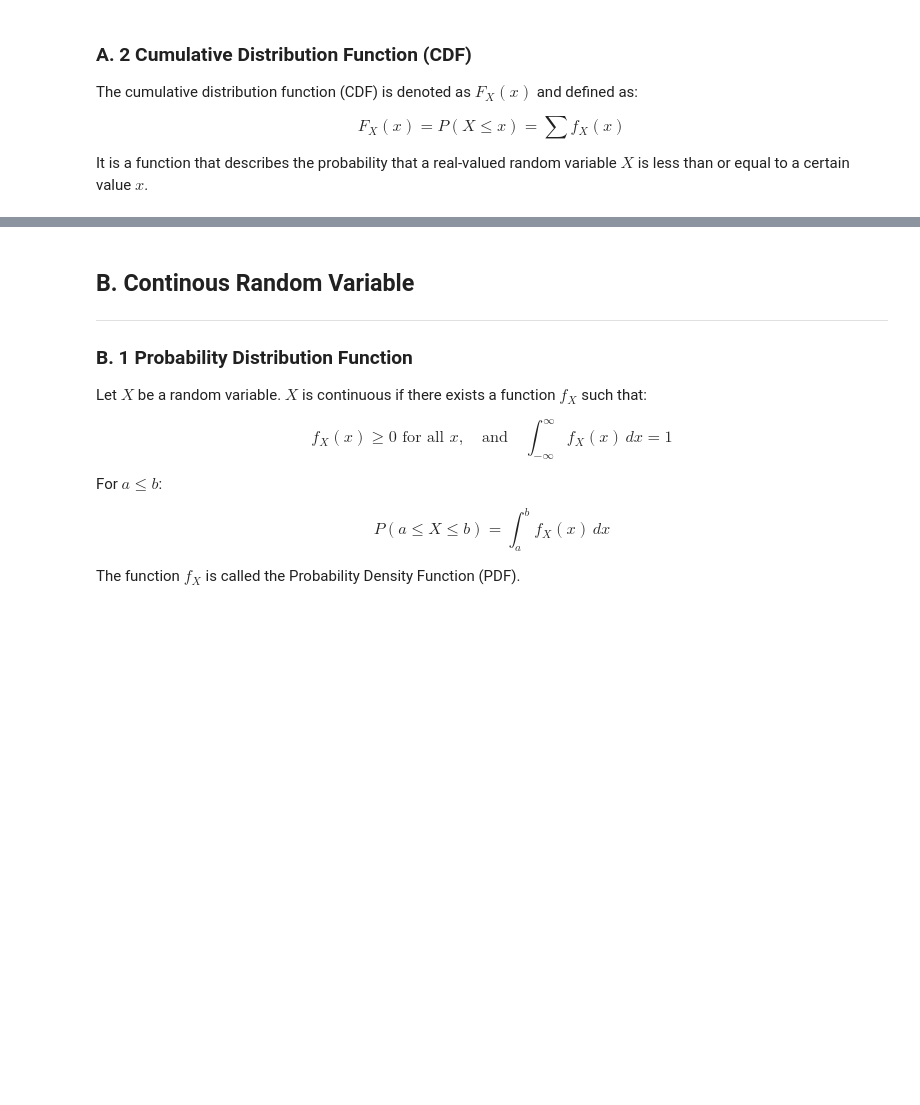
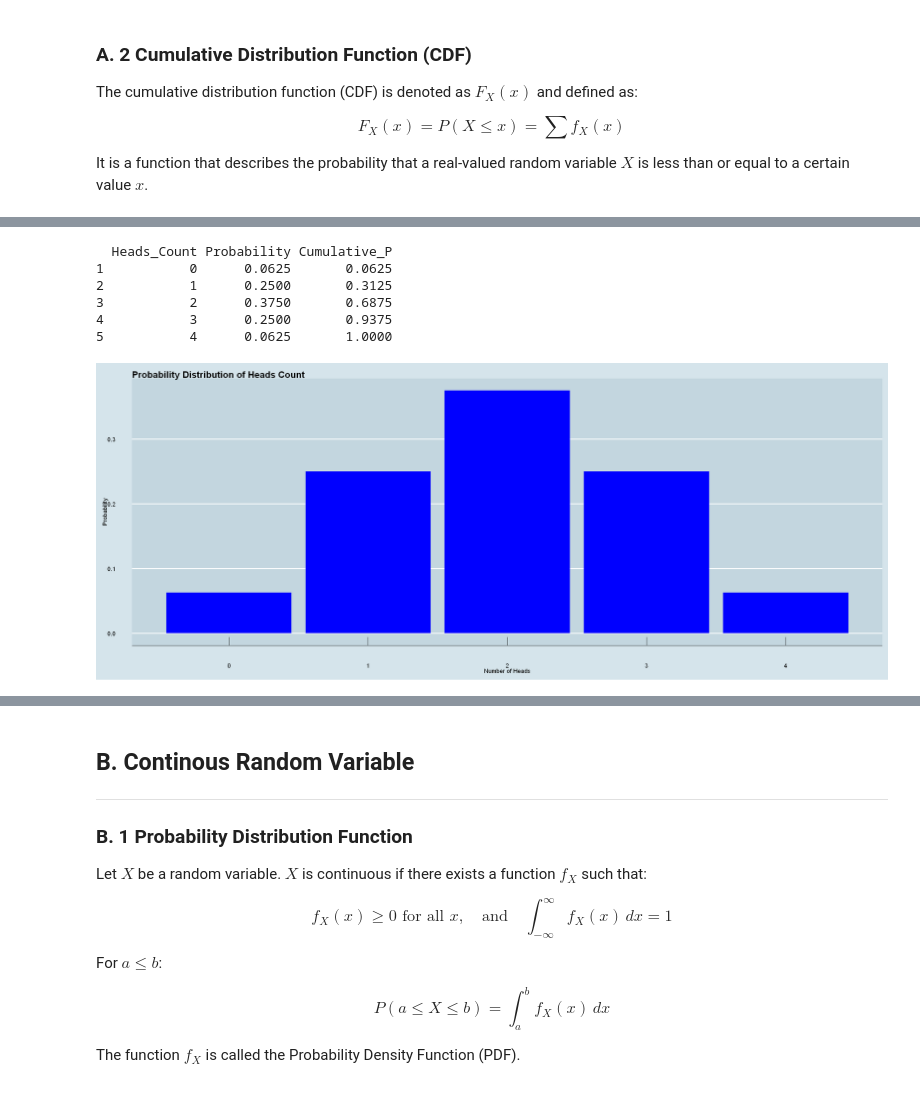
Before and after one commit to ansyaku/Statistika3_UGM_ipynb, a Jupyter notebook: Pertemuan 2.ipynb, the cells around one changed output, grey strips where cells are left out. Drawn from its saved outputs; the diff is of its cells as text; code cells hidden in the pictures; blank space fills up the shorter version.

```diff
--- a/Pertemuan 2.ipynb
+++ b/Pertemuan 2.ipynb
@@ -100,0 +107,27 @@ points(x_values, cum_prob, pch = 19, col = "red") # Highlight the jumps at discr
+# %%
+# Define the possible outcomes for a single coin flip
+outcomes <- c("H", "T")
+
+# Generate all possible combinations for four coin flips
+combinations <- expand.grid(Flip1 = outcomes, Flip2 = outcomes, Flip3 = outcomes, Flip4 = outcomes)
+
+# Calculate the number of heads in each combination
+combinations$Heads_Count <- rowSums(combinations == "H")
+
+# Calculate probabilities by counting occurrences of each head count
+head_counts <- table(combinations$Heads_Count)
+
+# Create a probability vector from head counts divided by total combinations
+probabilities <- head_counts / nrow(combinations)
+
+# Assign probabilities to each row based on the number of heads
+combinations$Probability <- probabilities[as.character(combinations$Heads_Count)]
+
+# Aggregate to find the total probability for each count of heads
+probability_summary <- aggregate(Probability ~ Heads_Count, data = combinations, FUN = unique)
+
+# Calculate the cumulative probability
+probability_summary$Cumulative_P <- cumsum(probability_summary$Probability)
+
+# Print the combinations with probabilities
+print(combinations)
@@ -100,0 +152,20 @@ points(x_values, cum_prob, pch = 19, col = "red") # Highlight the jumps at discr
+# %%
+# Print the probability summary table
+print(probability_summary)
+# %% [output]
+  Heads_Count Probability Cumulative_P
+1           0      0.0625       0.0625
+2           1      0.2500       0.3125
+3           2      0.3750       0.6875
+4           3      0.2500       0.9375
+5           4      0.0625       1.0000
+# %%
+# Now plot using ggplot2
+library(ggplot2)
+
+ggplot(data = probability_summary, aes(x = Heads_Count, y = Probability)) +
+  geom_bar(stat = "identity", fill = "blue") +
+  labs(x = "Number of Heads", y = "Probability", title = "Probability Distribution of Heads Count") +
+  theme_economist(base_size = 30, dkpanel=TRUE)
+# %% [output]
+[figure, added]
```
Also changed, not shown: parts of 13 cells of this notebook, 1 other file.
